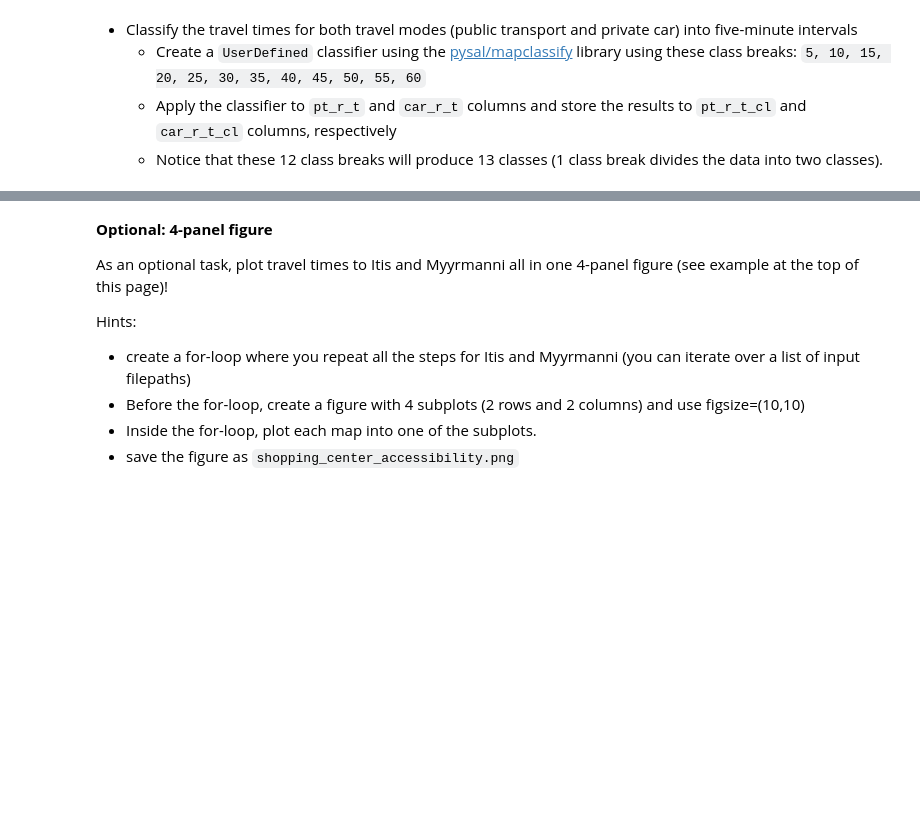
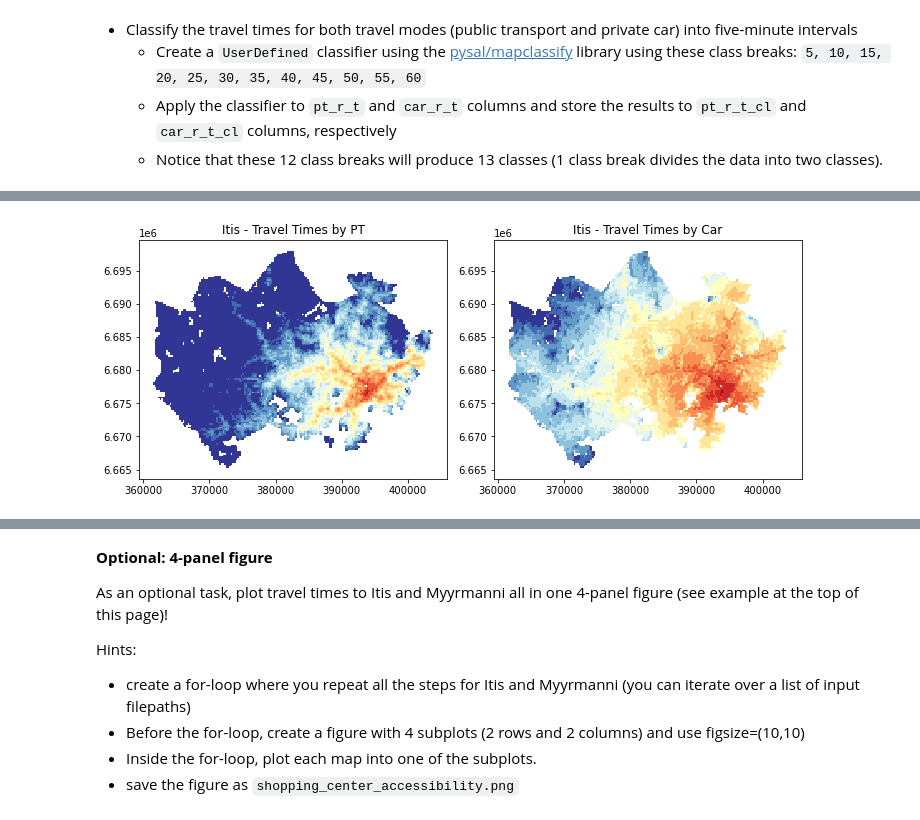
Before and after one commit to kaznko/exercise-4, a Jupyter notebook: Exercise-4-problem-1.ipynb, the cells around one changed output, grey strips where cells are left out. Cells and saved outputs as stored; diff of their text form; code cells hidden in the pictures; blank space fills up the shorter version.

```diff
--- a/Exercise-4-problem-1.ipynb
+++ b/Exercise-4-problem-1.ipynb
@@ -45,0 +56,5 @@ raise NotImplementedError()
+# %%
+fp = "data/TravelTimes_to_5944003_Itis.txt"
+data = pd.read_csv(fp, sep=';')
+data = data[['pt_r_t', 'car_r_t', 'from_id', 'to_id']]
+data.head()
@@ -56,0 +78,3 @@ raise NotImplementedError()
+# %%
+data_geo = pd.merge(data, grid, left_on='from_id', right_on='YKR_ID' )
+data_geo = gpd.GeoDataFrame(data_geo)
@@ -72,3 +100,8 @@ raise NotImplementedError()
+# %%
+import numpy as np
+
+data_geo = data_geo.replace(-1, np.nan)
+data_geo = data_geo.dropna()
 # %%
 # NON-EDITABLE TEST CELL
 # Check that -1 values are not present in the columns
@@ -83,0 +114,5 @@ raise NotImplementedError()
+# %%
+import mapclassify
+classifier = mapclassify.UserDefined.make(bins = [5, 10, 15, 20, 25, 30, 35, 40, 45, 50, 55, 60])
+data_geo['pt_r_t_cl'] = data_geo[['pt_r_t']].apply(classifier)
+data_geo['car_r_t_cl'] = data_geo[['car_r_t']].apply(classifier)
@@ -110,3 +168,33 @@ raise NotImplementedError()
+# %%
+# Define output filename for the figure in here and use it when saving the file:
+output_fig1 = "data/itis_accessibility.png"
+
+import matplotlib.pyplot as plt
+
+# Make subplots that are next to each other
+fig, (ax1, ax2) = plt.subplots(nrows=1, ncols=2, figsize=(10, 5))
+
+data_geo.plot(column='pt_r_t_cl', cmap="RdYlBu", ax=ax1)
+
+# Add title
+ax1.set_title("Itis - Travel Times by PT")
+
+# Plot the one with ETRS-LAEA projection
+data_geo.plot(column='car_r_t_cl', cmap="RdYlBu", ax=ax2)
+
+# Add title
+ax2.set_title("Itis - Travel Times by Car")
+
+# Set aspect ratio as 1
+ax1.set_aspect(aspect=1)
+ax2.set_aspect(aspect=1)
+
+# Remove empty white space around the plot
+plt.tight_layout()
+
+fig.savefig(output_fig1)
+# %% [output]
+[figure, added]
 # %%
 # NON-EDITABLE TEST CELL
 # Check that output figure file exists
```
Also changed, not shown: parts of 14 cells of this notebook, 1 other file.
